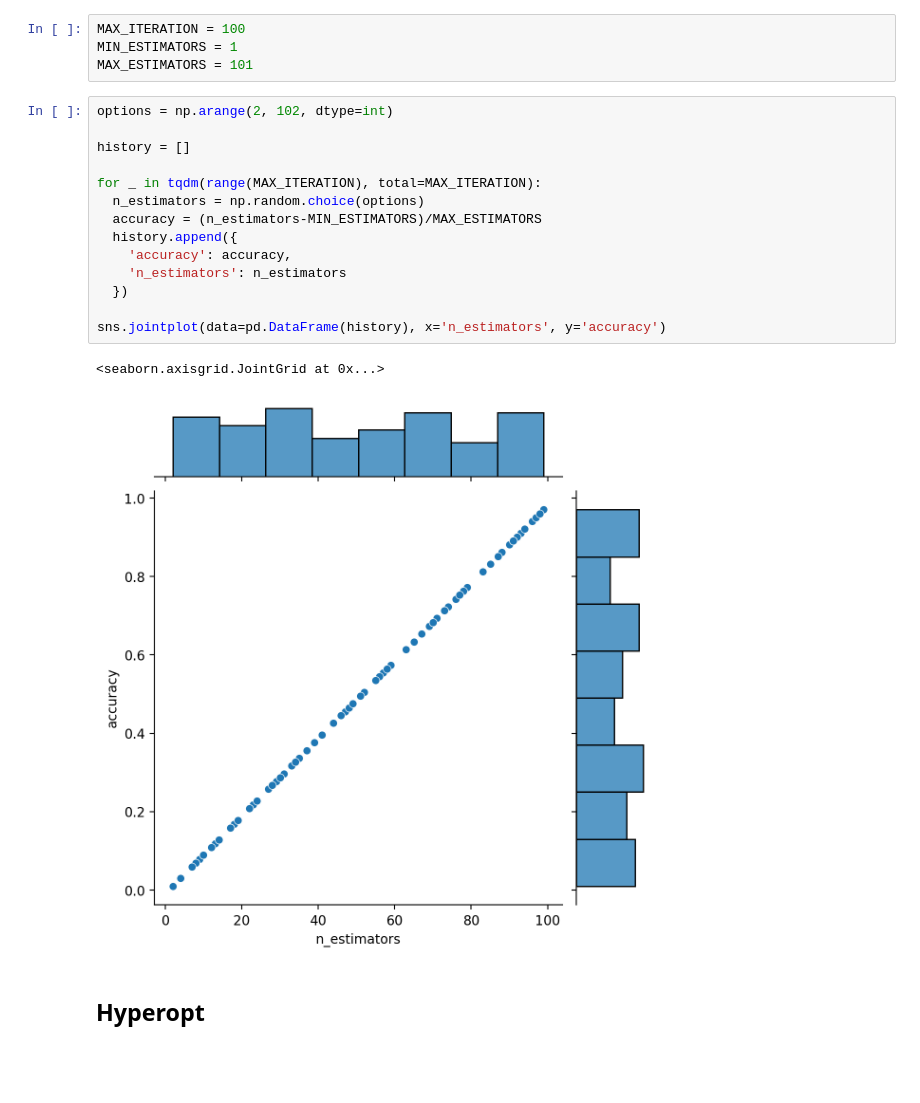
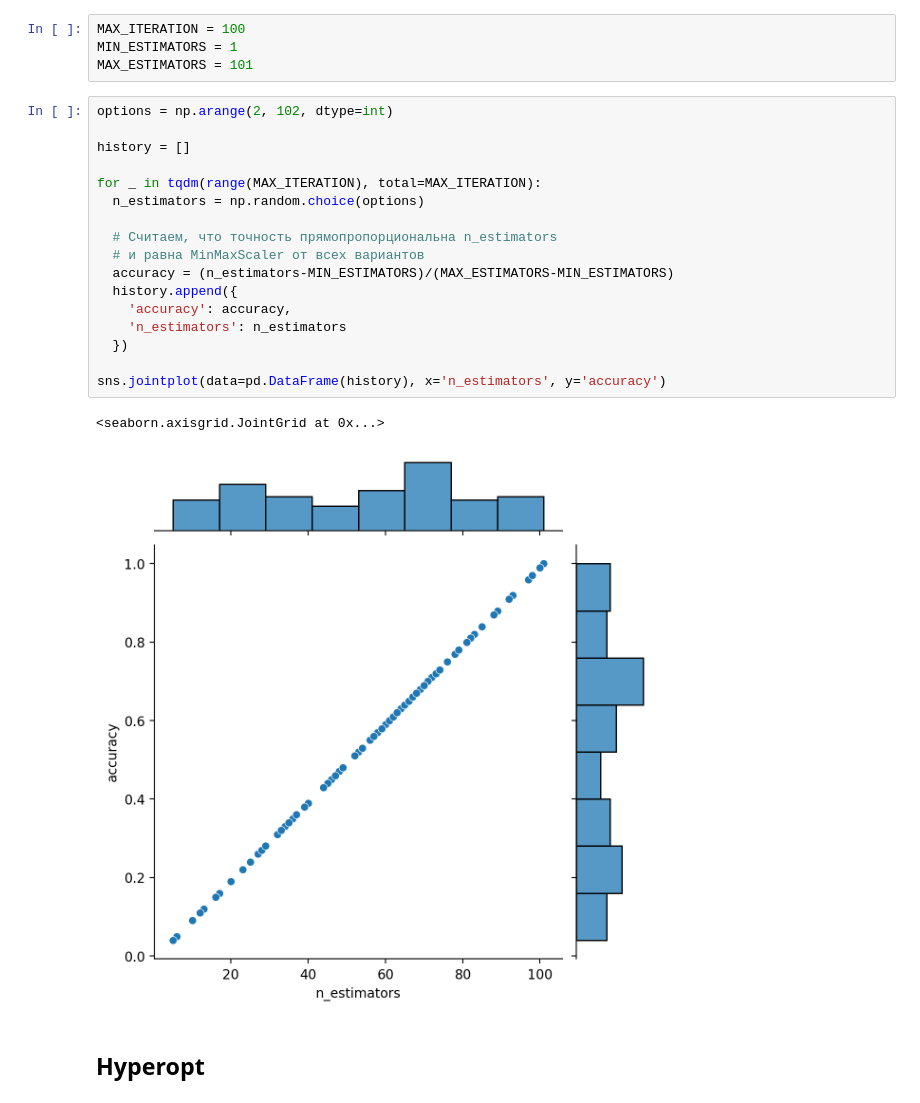
Before and after one commit to peter-and-wolf/otus_mlops_automl, a Jupyter notebook: notebooks/hyperopt-example.ipynb, the cells around one changed output. Saved outputs shown, nothing was run; the diff lists cells and outputs as text; blank space fills up the shorter version.

Commit message:
fixed minmax scaler for hyperopt-example

```diff
--- a/notebooks/hyperopt-example.ipynb
+++ b/notebooks/hyperopt-example.ipynb
@@ -33,20 +33,23 @@ MAX_ESTIMATORS = 101
 # %%
 options = np.arange(2, 102, dtype=int)
 
 history = []
 
 for _ in tqdm(range(MAX_ITERATION), total=MAX_ITERATION):
   n_estimators = np.random.choice(options)
-  accuracy = (n_estimators-MIN_ESTIMATORS)/MAX_ESTIMATORS
+
+  # Считаем, что точность прямопропорциональна n_estimators
+  # и равна MinMaxScaler от всех вариантов
+  accuracy = (n_estimators-MIN_ESTIMATORS)/(MAX_ESTIMATORS-MIN_ESTIMATORS)
   history.append({
     'accuracy': accuracy,
     'n_estimators': n_estimators
   })
 
 sns.jointplot(data=pd.DataFrame(history), x='n_estimators', y='accuracy')
 # %% [output]
 <seaborn.axisgrid.JointGrid at 0x...>
-[figure, old version]
+[figure, new version]
 # %% [markdown]
 ## Hyperopt
 # %% [markdown]
```
Also changed, not shown: parts of 3 cells of this notebook.
